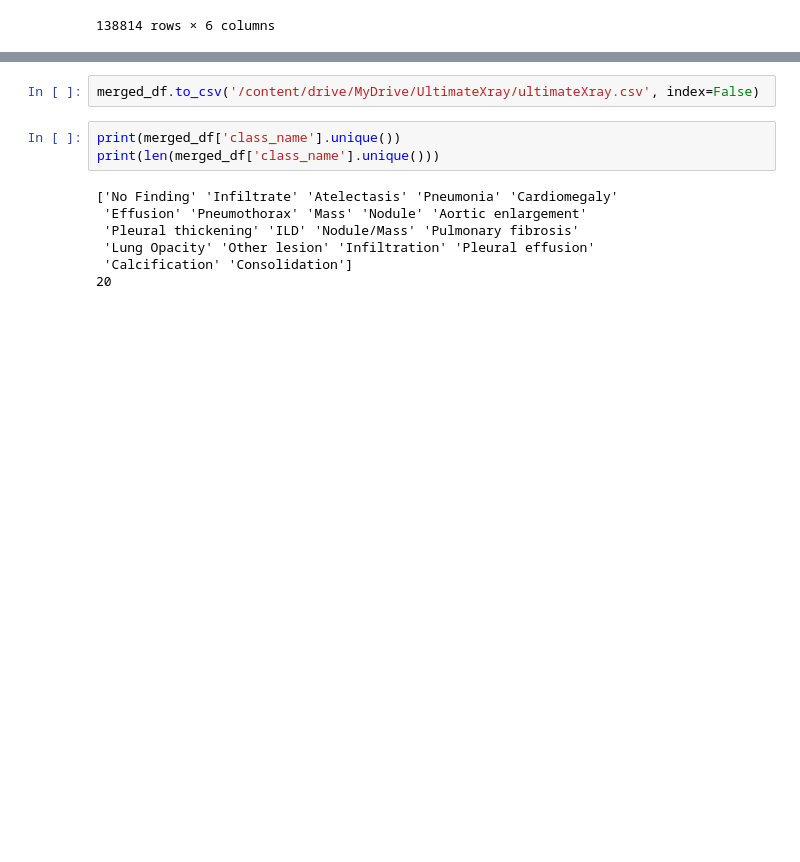
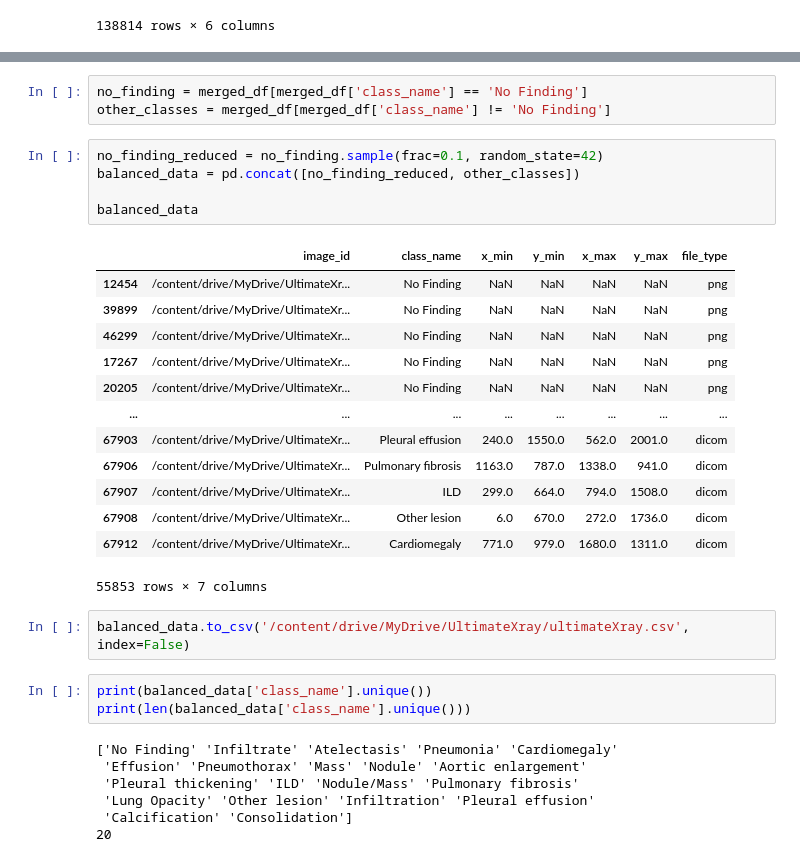
Before and after one commit to SkinHeadDressSom/Ultimate-X-ray-AI, a Jupyter notebook: CXR_data_preparation.ipynb, the cells around one changed output, grey strips where cells are left out. Drawn from its saved outputs; the diff is of its cells as text; blank space fills up the shorter version.

```diff
--- a/CXR_data_preparation.ipynb
+++ b/CXR_data_preparation.ipynb
@@ -206,8 +234,30 @@ merged_df
+# %%
+no_finding = merged_df[merged_df['class_name'] == 'No Finding']
+other_classes = merged_df[merged_df['class_name'] != 'No Finding']
+# %%
+no_finding_reduced = no_finding.sample(frac=0.1, random_state=42)
+balanced_data = pd.concat([no_finding_reduced, other_classes])
+
+balanced_data
+# %% [output]
+|  | image_id | class_name | x_min | y_min | x_max | y_max | file_type |
+| 12454 | /content/drive/MyDrive/UltimateXr... | No Finding | NaN | NaN | NaN | NaN | png |
+| 39899 | /content/drive/MyDrive/UltimateXr... | No Finding | NaN | NaN | NaN | NaN | png |
+| 46299 | /content/drive/MyDrive/UltimateXr... | No Finding | NaN | NaN | NaN | NaN | png |
+| 17267 | /content/drive/MyDrive/UltimateXr... | No Finding | NaN | NaN | NaN | NaN | png |
+| 20205 | /content/drive/MyDrive/UltimateXr... | No Finding | NaN | NaN | NaN | NaN | png |
+| ... | ... | ... | ... | ... | ... | ... | ... |
+| 67903 | /content/drive/MyDrive/UltimateXr... | Pleural effusion | 240.0 | 1550.0 | 562.0 | 2001.0 | dicom |
+| 67906 | /content/drive/MyDrive/UltimateXr... | Pulmonary fibrosis | 1163.0 | 787.0 | 1338.0 | 941.0 | dicom |
+| 67907 | /content/drive/MyDrive/UltimateXr... | ILD | 299.0 | 664.0 | 794.0 | 1508.0 | dicom |
+| 67908 | /content/drive/MyDrive/UltimateXr... | Other lesion | 6.0 | 670.0 | 272.0 | 1736.0 | dicom |
+| 67912 | /content/drive/MyDrive/UltimateXr... | Cardiomegaly | 771.0 | 979.0 | 1680.0 | 1311.0 | dicom |
+55853 rows × 7 columns
 # %%
-merged_df.to_csv('/content/drive/MyDrive/UltimateXray/ultimateXray.csv', index=False)
+balanced_data.to_csv('/content/drive/MyDrive/UltimateXray/ultimateXray.csv', index=False)
 # %%
-print(merged_df['class_name'].unique())
-print(len(merged_df['class_name'].unique()))
+print(balanced_data['class_name'].unique())
+print(len(balanced_data['class_name'].unique()))
 # %% [output]
 ['No Finding' 'Infiltrate' 'Atelectasis' 'Pneumonia' 'Cardiomegaly'
  'Effusion' 'Pneumothorax' 'Mass' 'Nodule' 'Aortic enlargement'
```
Also changed, not shown: parts of 5 cells of this notebook.
